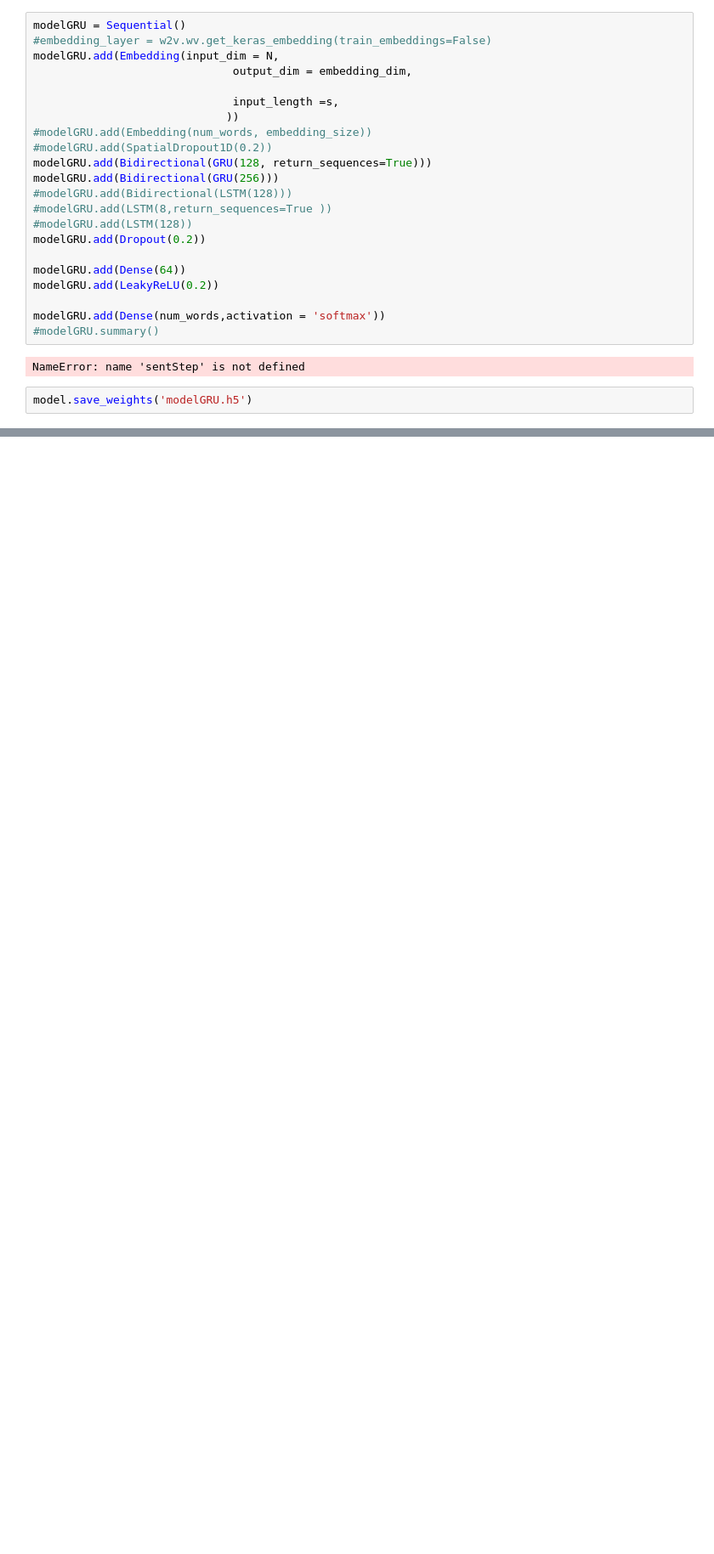
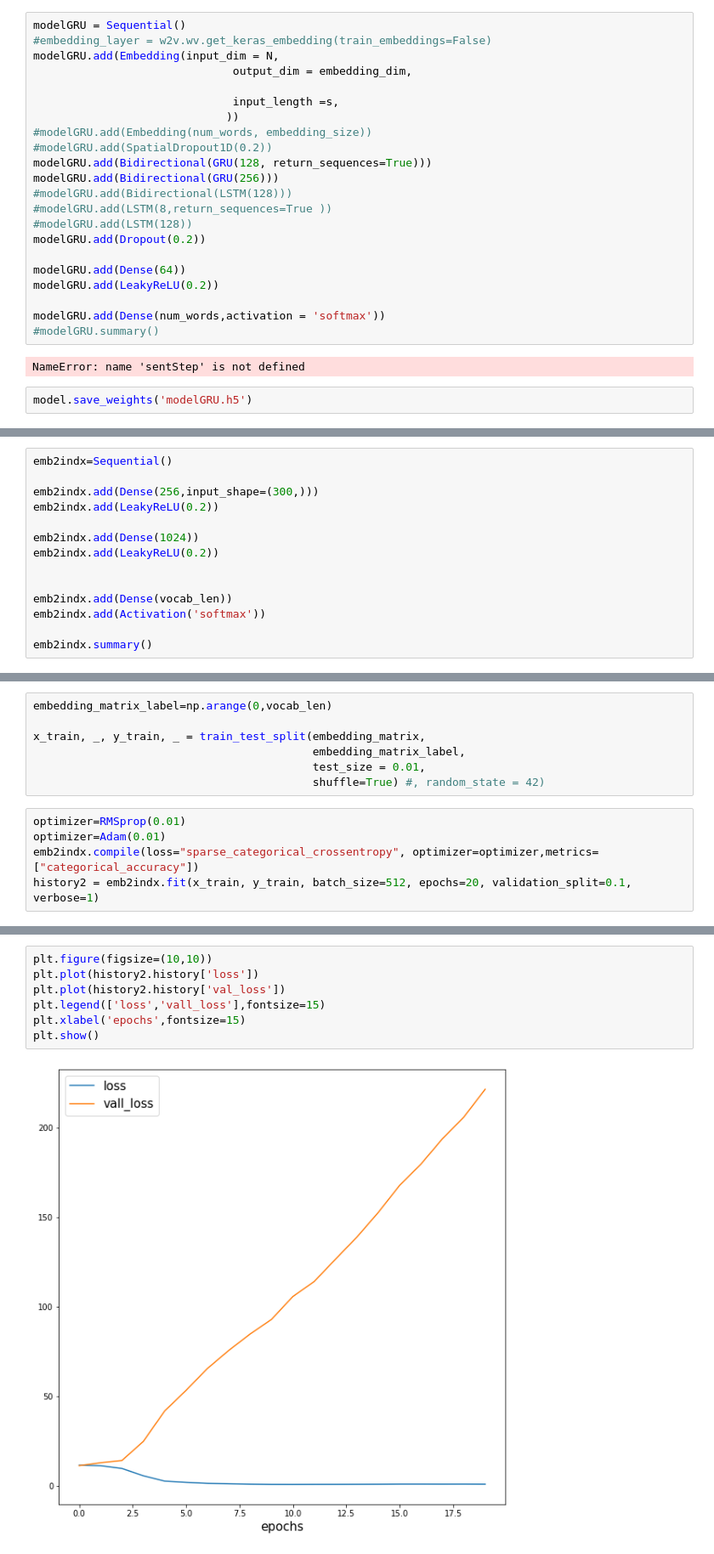
Before and after one commit to ArmageddonReloadedDK/astro, a Jupyter notebook: 04 - astroNet.ipynb, the cells around one changed output, grey strips where cells are left out. Shown: that part at 85% size. Saved outputs shown, nothing was run; the diff lists cells and outputs as text; blank space fills up the shorter version.

```diff
--- a/04 - astroNet.ipynb
+++ b/04 - astroNet.ipynb
@@ -259,0 +257,14 @@ NameError: name 'history' is not defined
+# %%
+emb2indx=Sequential()
+
+emb2indx.add(Dense(256,input_shape=(300,)))
+emb2indx.add(LeakyReLU(0.2))
+
+emb2indx.add(Dense(1024))
+emb2indx.add(LeakyReLU(0.2))
+
+
+emb2indx.add(Dense(vocab_len))
+emb2indx.add(Activation('softmax'))
+
+emb2indx.summary()
@@ -259,0 +292,12 @@ NameError: name 'history' is not defined
+# %%
+embedding_matrix_label=np.arange(0,vocab_len)
+
+x_train, _, y_train, _ = train_test_split(embedding_matrix,
+                                          embedding_matrix_label,
+                                          test_size = 0.01,
+                                          shuffle=True) #, random_state = 42)
+# %%
+optimizer=RMSprop(0.01)
+optimizer=Adam(0.01)
+emb2indx.compile(loss="sparse_categorical_crossentropy", optimizer=optimizer,metrics=["categorical_accuracy"])
+history2 = emb2indx.fit(x_train, y_train, batch_size=512, epochs=20, validation_split=0.1, verbose=1)
@@ -260,2 +322,11 @@ NameError: name 'history' is not defined
+# %%
+plt.figure(figsize=(10,10))
+plt.plot(history2.history['loss'])
+plt.plot(history2.history['val_loss'])
+plt.legend(['loss','vall_loss'],fontsize=15)
+plt.xlabel('epochs',fontsize=15)
+plt.show()
+# %% [output]
+[figure, added]
 # %%
 words=['Сегодня раки сделали весам хороший']
```
Also changed, not shown: parts of 8 cells of this notebook, 1 other file.
